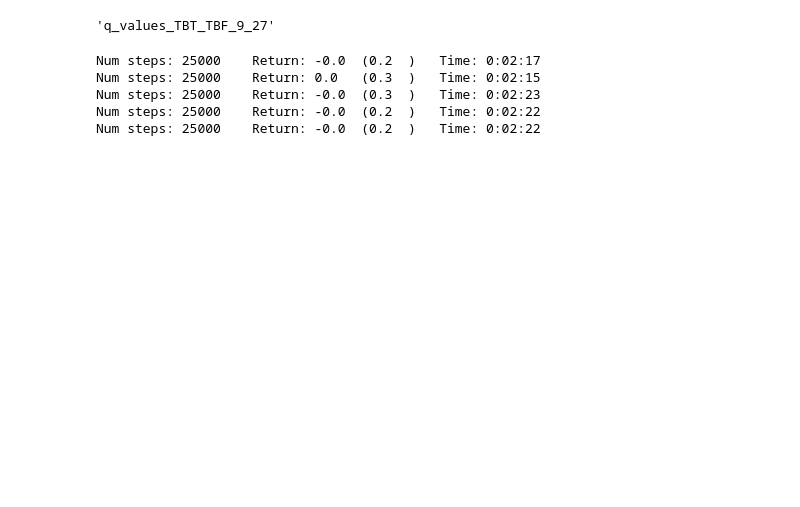
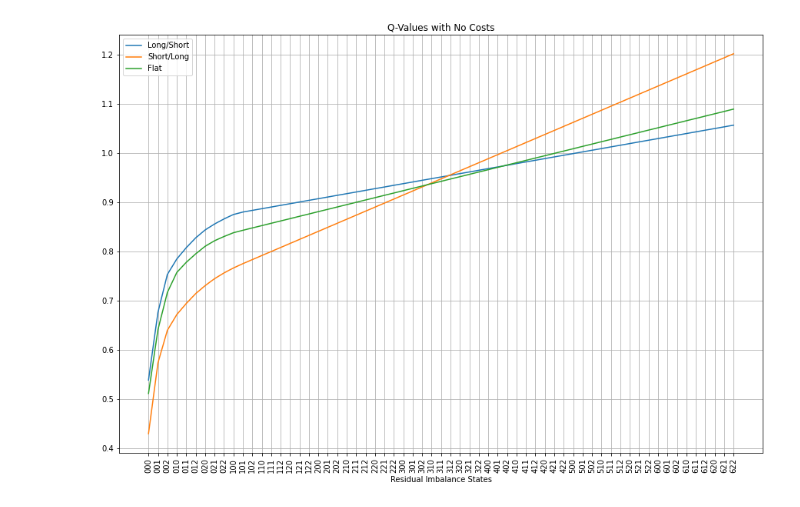
Before and after one commit to kew96/MicroPriceTradingRL, a Jupyter notebook: DQN_no_costs.ipynb, the cells around one changed output. Saved outputs shown, nothing was run; the diff lists cells and outputs as text; code cells hidden in the pictures; blank space fills up the shorter version.

```diff
--- a/DQN_no_costs.ipynb
+++ b/DQN_no_costs.ipynb
@@ -86,27 +85,23 @@ for v in env.mapping.values():
 # %%
 plt.figure(figsize=(15, 10))
 
 labels = {0: 'Long/Short', 1: 'Short/Long', 2: 'Flat'}
 states = np.array(list(env.mapping.keys()))
 
 for idx, col in enumerate(np.array(q_values).T):
-    sort = np.argsort(-np.array(q_values).T[0])
-    plt.plot(states[sort], col[sort], label=labels[idx])
+    plt.plot(states, col, label=labels[idx])
 
 plt.title('Q-Values with No Costs')
 plt.legend()
 plt.xticks(rotation=90)
 plt.grid()
 plt.xlabel('Residual Imbalance States')
 
 mini = -1
 maxi = 5.5
 
-plt.yticks(ticks=np.arange(mini, maxi, 0.33)[11:], labels=np.round(np.arange(-1, 1, 0.1)[11:], 2))
-plt.savefig('figures/q_values_no_costs_sorted_long_short.png', format='png')
+# plt.yticks(ticks=np.arange(mini, maxi, 0.33)[11:], labels=np.round(np.arange(-1, 1, 0.1)[11:], 2))
+# plt.savefig('figures/q_values_no_costs_sorted_long_short.png', format='png')
 plt.show()
+# %% [output]
+[figure, added]
-# %%
-s = 'TBT_TBF_9_27_data.csv'
-f'q_values_{s[:-9]}'
-# %% [output]
-'q_values_TBT_TBF_9_27'
@@ -115,47 +107,0 @@ save_q_values(env, algo, 'TESTING_TEST.csv')
-# %%
-for file in {'TBT_TBF_9_27_data.csv', 'TBT_TBF_9_28_data.csv', 'TBT_TBF_9_29_data.csv', 'TBT_TBF_9_30_data.csv', 'TBT_TBF_10_1_data.csv'}:
-    raw = Preprocess(PATH.joinpath('asset_data', file), res_bin = 7)
-    data = raw.process()
-
-    # 23,400 seconds between 9:30am and 4pm broken in 10 second increments
-
-    NUM_AGENT_STEPS = 25_000
-    SEED = 0
-    DAYS = 1
-    DAY = 2340//2
-
-    env = Env(data, no_trade_period=5, fixed_buy_cost=0, fixed_sell_cost=0, steps=DAY*DAYS, reward_func=return_rewards)
-    env_test = env.copy_env()
-
-    algo = DQN(
-        num_agent_steps=NUM_AGENT_STEPS,
-        state_space=env.observation_space,
-        action_space=env.action_space,
-        seed=SEED,
-        batch_size=256,
-        start_steps=1000,
-        update_interval=1,
-        update_interval_target=400,
-        eps_decay_steps=0,
-        loss_type="l2",
-        lr=5e-5,
-    )
-
-    trainer = Trainer(
-        env=env,
-        env_test=env_test,
-        algo=algo,
-        log_dir="",
-        num_agent_steps=NUM_AGENT_STEPS,
-        eval_interval=25_000,
-        seed=SEED,
-    )
-    trainer.train()
-
-    save_q_values(env, algo, f'q_values_{file[:-9]}.csv')
-# %% [output]
-Num steps: 25000    Return: -0.0  (0.2  )   Time: 0:02:17
-Num steps: 25000    Return: 0.0   (0.3  )   Time: 0:02:15
-Num steps: 25000    Return: -0.0  (0.3  )   Time: 0:02:23
-Num steps: 25000    Return: -0.0  (0.2  )   Time: 0:02:22
-Num steps: 25000    Return: -0.0  (0.2  )   Time: 0:02:22
```
Also changed, not shown: parts of 7 cells of this notebook.
